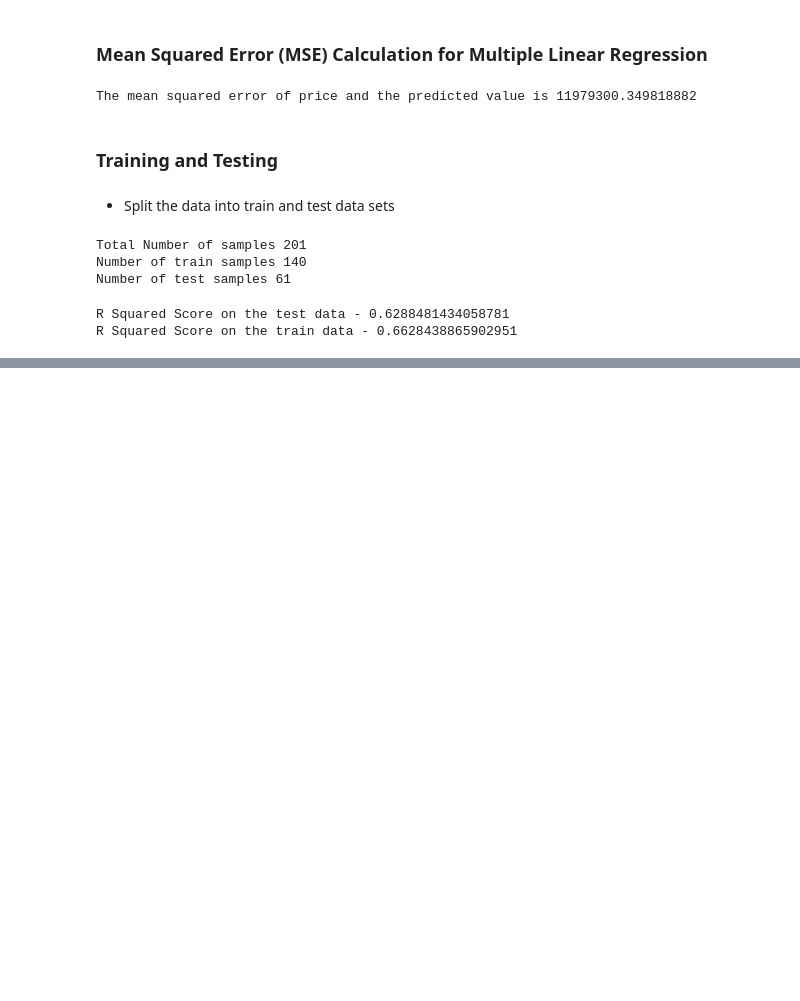
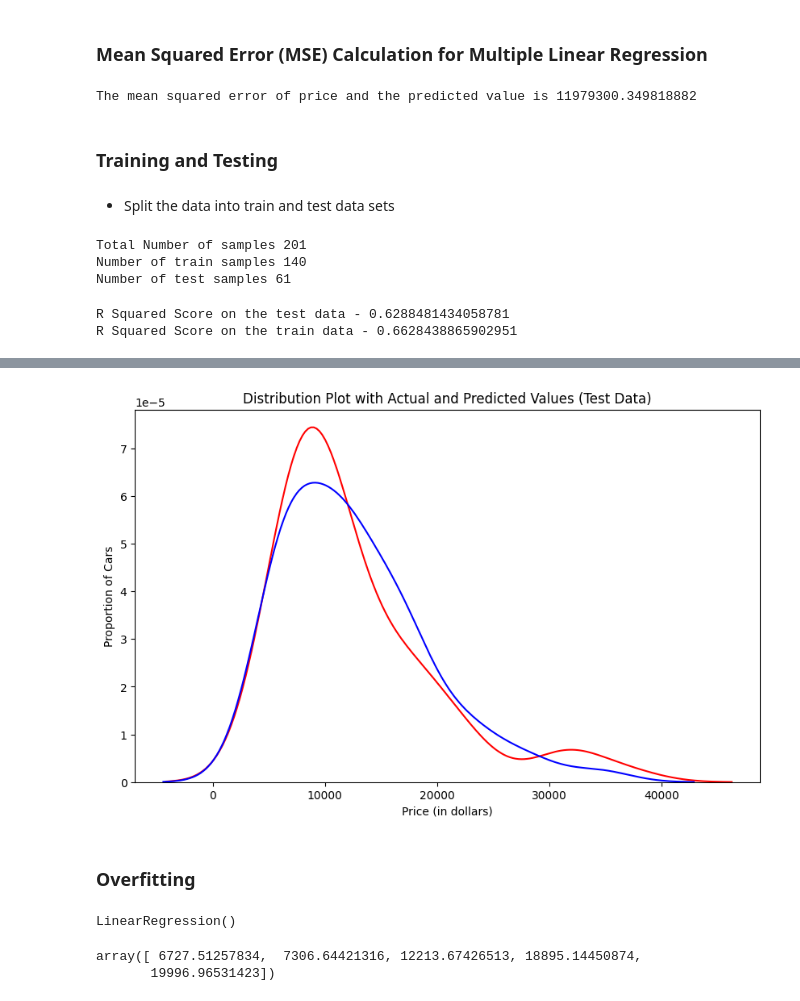
Before and after one commit to vadivelmurugesan/data-science, a Jupyter notebook: example_data_sets/02_used_cars_data_set.ipynb, the cells around one changed output, grey strips where cells are left out. Drawn from its saved outputs; the diff is of its cells as text; code cells hidden in the pictures; blank space fills up the shorter version.

Commit message:
Added Overfit

```diff
--- a/example_data_sets/02_used_cars_data_set.ipynb
+++ b/example_data_sets/02_used_cars_data_set.ipynb
@@ -843,0 +891,35 @@ R Squared Score on the train data - 0.6628438865902951
+# %%
+# Create distribution plot for Test Data
+plt.figure(figsize=(10, 6))
+
+ax1 = sns.kdeplot(y_test, color="r", label='Actual values (Test)')
+ax2 = sns.kdeplot(yhat_test, color="b", label='Predicted Values (Test)', ax=ax1)
+
+plt.title('Distribution Plot with Actual and Predicted Values (Test Data)')
+plt.xlabel('Price (in dollars)')
+plt.ylabel('Proportion of Cars')
+plt.show()
+# %% [output]
+[figure, added]
+# %% [markdown]
+### Overfitting
+# %%
+## 55 percentage of data is for training
+x_train, x_test, y_train, y_test = train_test_split(x_data, y_data, test_size=0.45, random_state=0)
+
+pr = PolynomialFeatures(degree=5)
+x_train_pr = pr.fit_transform(x_train[['horsepower']])
+x_test_pr = pr.fit_transform(x_test[['horsepower']])
+pr
+
+poly = LinearRegression()
+poly.fit(x_train_pr, y_train)
+# %% [output]
+LinearRegression()
+# %%
+yhat = poly.predict(x_test_pr)
+
+yhat[0:5]
+# %% [output]
+array([ 6727.51257834,  7306.64421316, 12213.67426513, 18895.14450874,
+       19996.96531423])
```
Also changed, not shown: parts of 11 cells of this notebook.
